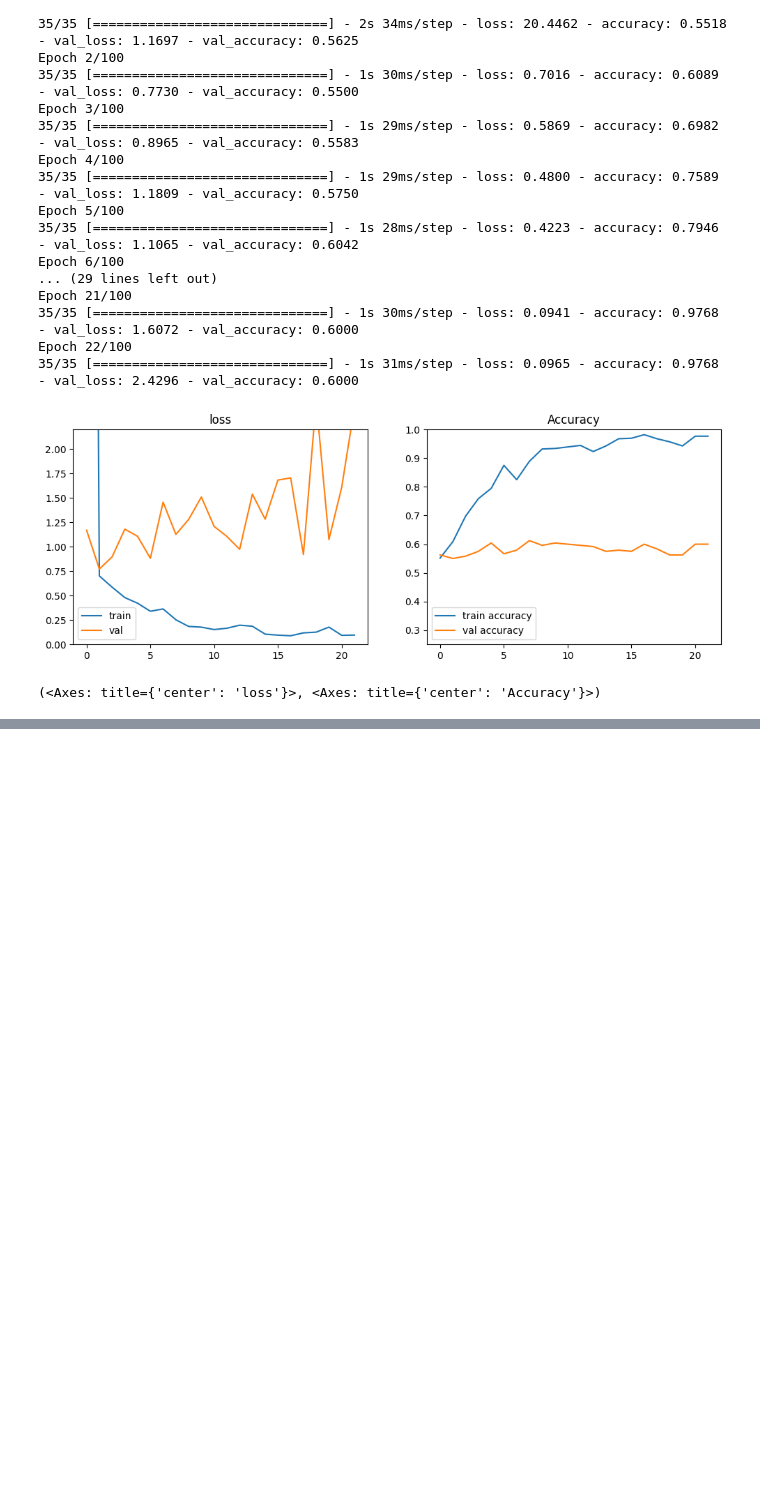
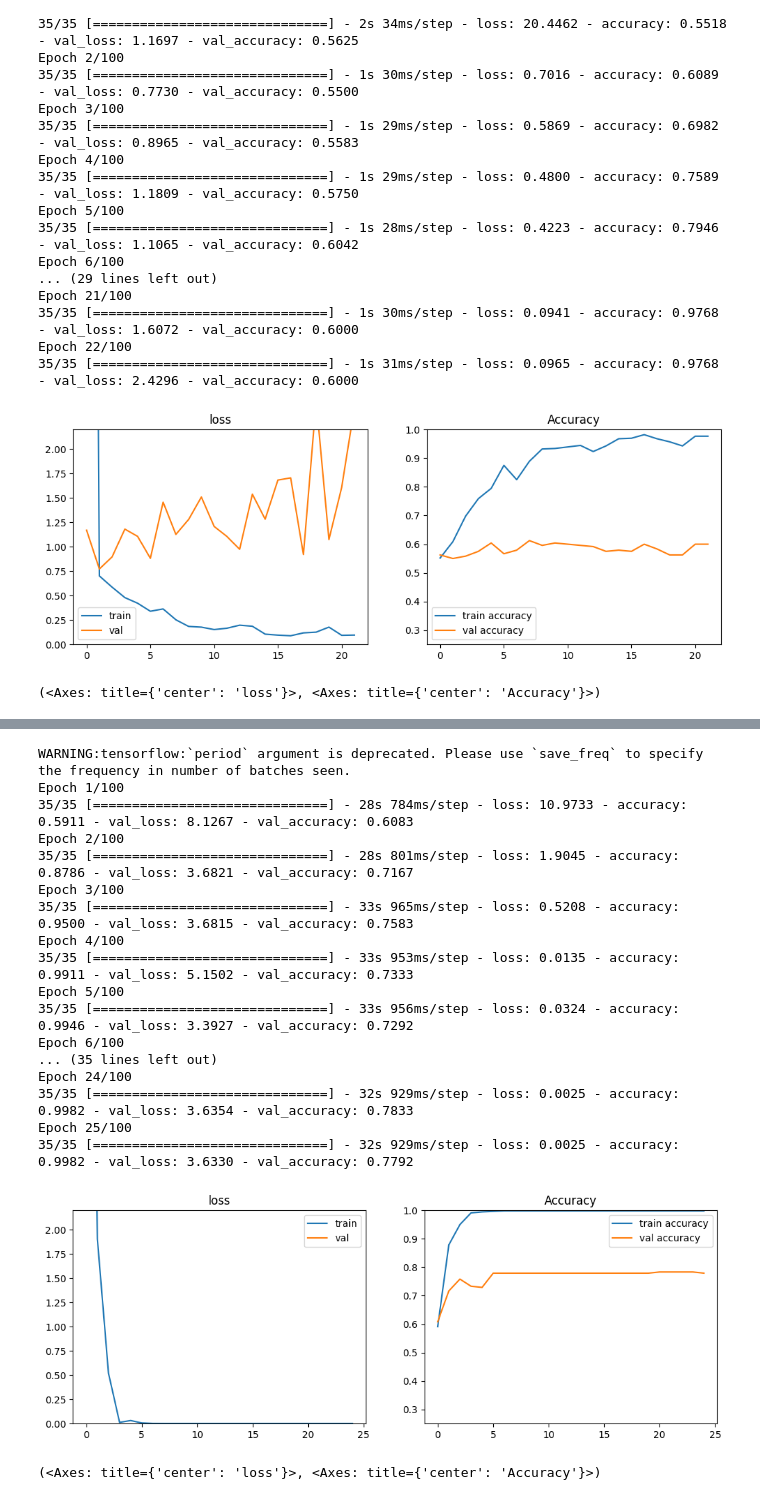
Before and after one commit to Corentr1/Ai-Detector-Back, a Jupyter notebook: notebooks/model_testing_corentin.ipynb, the cells around one changed output, grey strips where cells are left out. Drawn from its saved outputs; the diff is of its cells as text; code cells hidden in the pictures; blank space fills up the shorter version.

```diff
--- a/notebooks/model_testing_corentin.ipynb
+++ b/notebooks/model_testing_corentin.ipynb
@@ -450,0 +633,25 @@ Epoch 22/100
+# %%
+model, history = train(model, X_train, y_train, batch_size= 16,
+                       patience= 20, validation_data= [X_val, y_val],
+                       epochs= 100)
+plot_history(history)
+# %% [output]
+WARNING:tensorflow:`period` argument is deprecated. Please use `save_freq` to specify the frequency in number of batches seen.
+Epoch 1/100
+35/35 [==============================] - 28s 784ms/step - loss: 10.9733 - accuracy: 0.5911 - val_loss: 8.1267 - val_accuracy: 0.6083
+Epoch 2/100
+35/35 [==============================] - 28s 801ms/step - loss: 1.9045 - accuracy: 0.8786 - val_loss: 3.6821 - val_accuracy: 0.7167
+Epoch 3/100
+35/35 [==============================] - 33s 965ms/step - loss: 0.5208 - accuracy: 0.9500 - val_loss: 3.6815 - val_accuracy: 0.7583
+Epoch 4/100
+35/35 [==============================] - 33s 953ms/step - loss: 0.0135 - accuracy: 0.9911 - val_loss: 5.1502 - val_accuracy: 0.7333
+Epoch 5/100
+35/35 [==============================] - 33s 956ms/step - loss: 0.0324 - accuracy: 0.9946 - val_loss: 3.3927 - val_accuracy: 0.7292
+Epoch 6/100
+... (35 lines left out)
+Epoch 24/100
+35/35 [==============================] - 32s 929ms/step - loss: 0.0025 - accuracy: 0.9982 - val_loss: 3.6354 - val_accuracy: 0.7833
+Epoch 25/100
+35/35 [==============================] - 32s 929ms/step - loss: 0.0025 - accuracy: 0.9982 - val_loss: 3.6330 - val_accuracy: 0.7792
+[figure, added]
+(<Axes: title={'center': 'loss'}>, <Axes: title={'center': 'Accuracy'}>)
```
Also changed, not shown: parts of 18 cells of this notebook.
